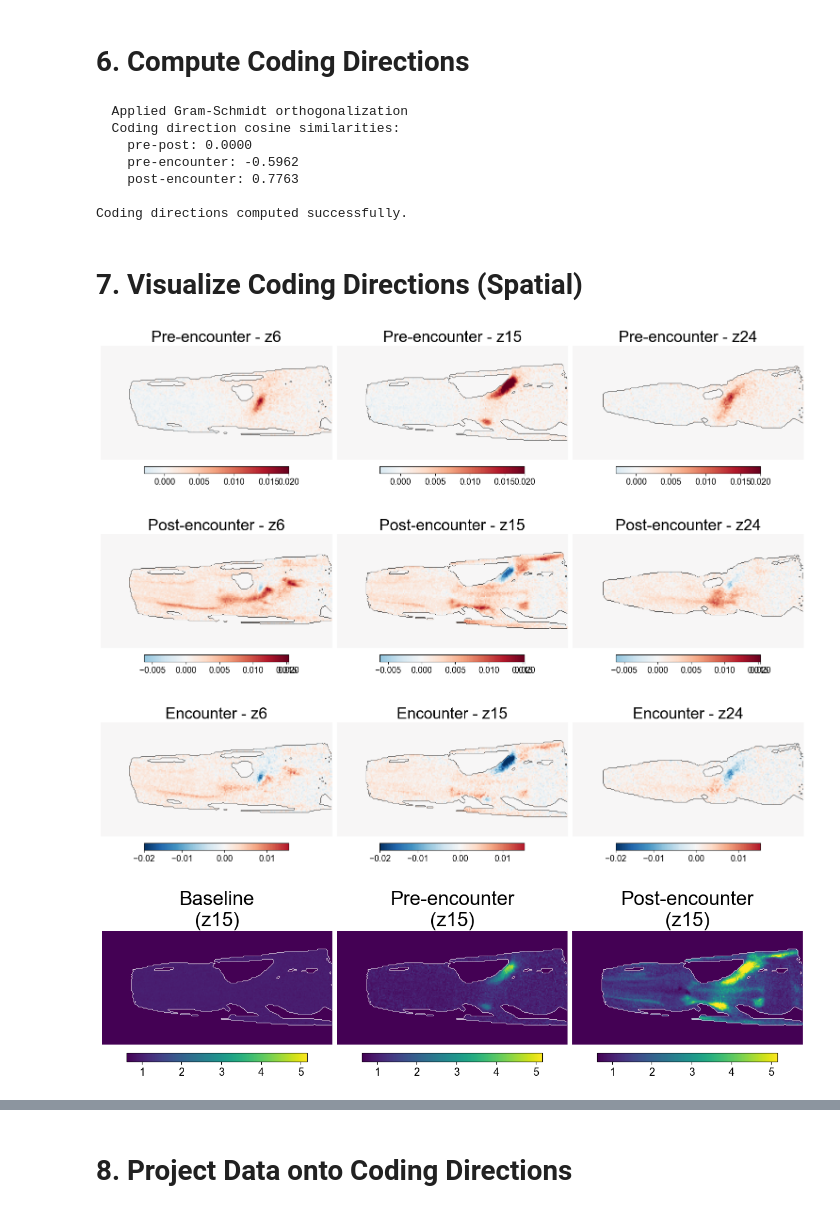
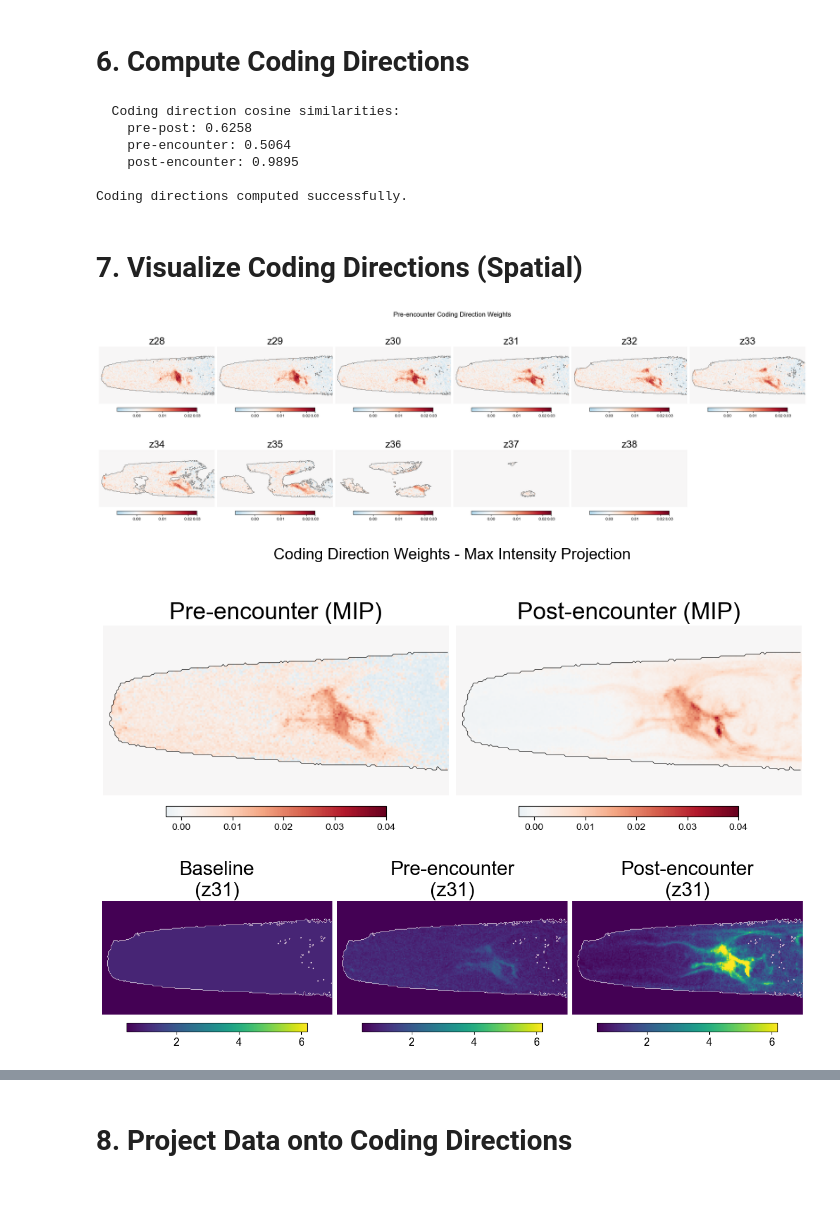
Before and after one commit to MunibH/g5ht-pipeline, a Jupyter notebook: coding_directions.ipynb, the cells around one changed output, grey strips where cells are left out. Cells and saved outputs as stored; diff of their text form; code cells hidden in the pictures.

```diff
--- a/coding_directions.ipynb
+++ b/coding_directions.ipynb
@@ -32,19 +32,27 @@ matplotlib.rc('font', **font)
 class Config:
     """Configuration for coding direction analysis."""
     # Data path
-    data_path: str = r'D:\DATA\g5ht-free\20251028\date-20251028_time-1500_strain-ISg5HT_condition-starvedpatch_worm001'
+    # data_path: str = r'D:\DATA\g5ht-free\20251028\date-20251028_time-1500_strain-ISg5HT_condition-starvedpatch_worm001'
+    data_path: str = r'D:\DATA\g5ht-free\20260123\date-20260123_strain-ISg5HT-nsIS180_condition-fedpatch_worm004'
 
     # Timing parameters
     fps: float = 1 / 0.533
     bin_factor: int = 2
 
-    # Epoch windows (frame indices)
-    baseline_window: Tuple[int, int] = (10, 60)
-    pre_window: Tuple[int, int] = (82, 123)
-    post_window: Tuple[int, int] = (141, 181)
+    # # Epoch windows (frame indices) for date-20251028_time-1500_strain-ISg5HT_condition-starvedpatch_worm001
+    # baseline_window: Tuple[int, int] = (10, 60)
+    # pre_window: Tuple[int, int] = (82, 123)
+    # post_window: Tuple[int, int] = (141, 181)
+    # good_frames: Optional[List[int]] = range(0,1200) # List of good frames to use, or None to use all frames in the epoch windows
+    # Epoch windows (frame indices) for date-20260123_strain-ISg5HT-nsIS180_condition-fedpatch_worm00
+    baseline_window: Tuple[int, int] = (500, 540)
+    pre_window: Tuple[int, int] = (564, 601)# (575, 635)
+    post_window: Tuple[int, int] = (678, 705)
+    good_frames: Optional[List[int]] = range(baseline_window[0], 1100)  # List of good frames to use, or None to use all frames in the epoch windows
 
     # Preprocessing
-    rfp_thresh: float = 50  # RFP intensity threshold for mask
+    # rfp_thresh: float = 50  # RFP intensity threshold for mask (for date-20251028_time-1500_strain-ISg5HT_condition-starvedpatch_worm001)
+    rfp_thresh: float = 20  # RFP intensity threshold for mask (for date-20260123_strain-ISg5HT-nsIS180_condition-fedpatch_worm004)
     keep_width: Tuple[int, int] = (25, 228)  # X-range to keep
     zero_prob_thresh: float = 1 # in percent, masks voxels that are zero more than this percent of timepoints. registered data has regions of the worm cut off that are inside the mask and vary across z-planes and recording
 
@@ -1121,15 +1313,22 @@ Plotting and reconstruction functions defined.
 # Load raw data
 raw_data = load_data(config)
 
-# Preprocess (apply mask, subset z-slices, trim width)
+# Preprocess (apply mask, subset z-slices, trim width, subset to good_frames)
 processed = preprocess_data(raw_data, config)
 
 # Store for later use
 g5_4d = processed['g5']  # 4D: (time, z, h, w)
 mask_3d = processed['mask_updated']  # 3D: (z, h, w)
 z_with_roi = processed['z_with_roi']
+adjusted_windows = processed['adjusted_windows']  # Epoch windows remapped to new frame indices
+original_frame_indices = processed['original_frame_indices']  # Original frame indices for reference
+
 
 print(f"\nData loaded and preprocessed successfully.")
+print(f"\nAdjusted epoch windows (use these for analysis):")
+print(f"  baseline_window: {adjusted_windows['baseline']}")
+print(f"  pre_window: {adjusted_windows['pre']}")
+print(f"  post_window: {adjusted_windows['post']}")
 # %% [output]
 Loaded data shapes:
   ROI: (39, 200, 500)
@@ -1204,35 +1408,43 @@ plt.show()
 # 6. Compute Coding Directions
 # %%
 # Compute epoch means (using 4D data for spatial info)
-epoch_means = compute_epoch_means(g5_4d, config.baseline_window, config.pre_window, config.post_window)
+# Use adjusted_windows which account for good_frames subsetting
+epoch_means = compute_epoch_means(g5_4d, adjusted_windows['baseline'], adjusted_windows['pre'], adjusted_windows['post'])
 
 # Compute coding directions (optionally orthogonalize)
-coding_directions = compute_coding_directions(epoch_means, orthogonalize=True)
+coding_directions = compute_coding_directions(epoch_means, orthogonalize=False)
 
 print(f"\nCoding directions computed successfully.")
 # %% [output]
-  Applied Gram-Schmidt orthogonalization
   Coding direction cosine similarities:
-    pre-post: 0.0000
-    pre-encounter: -0.5962
-    post-encounter: 0.7763
+    pre-post: 0.6258
+    pre-encounter: 0.5064
+    post-encounter: 0.9895
 
 Coding directions computed successfully.
 # %% [markdown]
 # 7. Visualize Coding Directions (Spatial)
 # %%
-# Plot spatial distribution of coding direction weights
+# Plot spatial distribution of coding direction weights for all z slices
+# Use dir_names=['pre'] for pre-encounter only, or dir_names=['pre', 'post', 'encounter'] for all
 %matplotlib inline
-fig5 = plot_coding_directions_spatial(coding_directions, mask_3d, z_with_roi, spatial_shape, cmap="RdBu_r", contour_color = 'black')
+fig5 = plot_coding_directions_spatial(coding_directions, mask_3d, z_with_roi, spatial_shape,
+                                       dir_names=['pre'], cmap="RdBu_r", contour_color='black', cols_per_row=6)
 plt.show()
+
+# Plot max intensity projection of coding direction weights
+fig5_mip = plot_coding_directions_mip(coding_directions, mask_3d, spatial_shape,
+                                       dir_names=['pre', 'post'], cmap="RdBu_r")
+plt.show()
 # %% [output]
-[figure, old version]
+[figure, new version]
+[figure, added]
 # %%
 # Plot epoch mean activity maps
-fig6 = plot_epoch_mean_comparison(epoch_means, mask_3d, z_with_roi, spatial_shape)
+fig6 = plot_epoch_mean_comparison(epoch_means, mask_3d, z_with_roi, spatial_shape, slice=3)
 plt.show()
 # %% [output]
-[figure, old version]
+[figure, new version]
 # %%
 # Plot voxel weight distributions for each coding direction
 fig7 = plot_voxel_weight_distributions(coding_directions, mask_flat)
```
Also changed, not shown: parts of 19 cells of this notebook, 4 other files.
